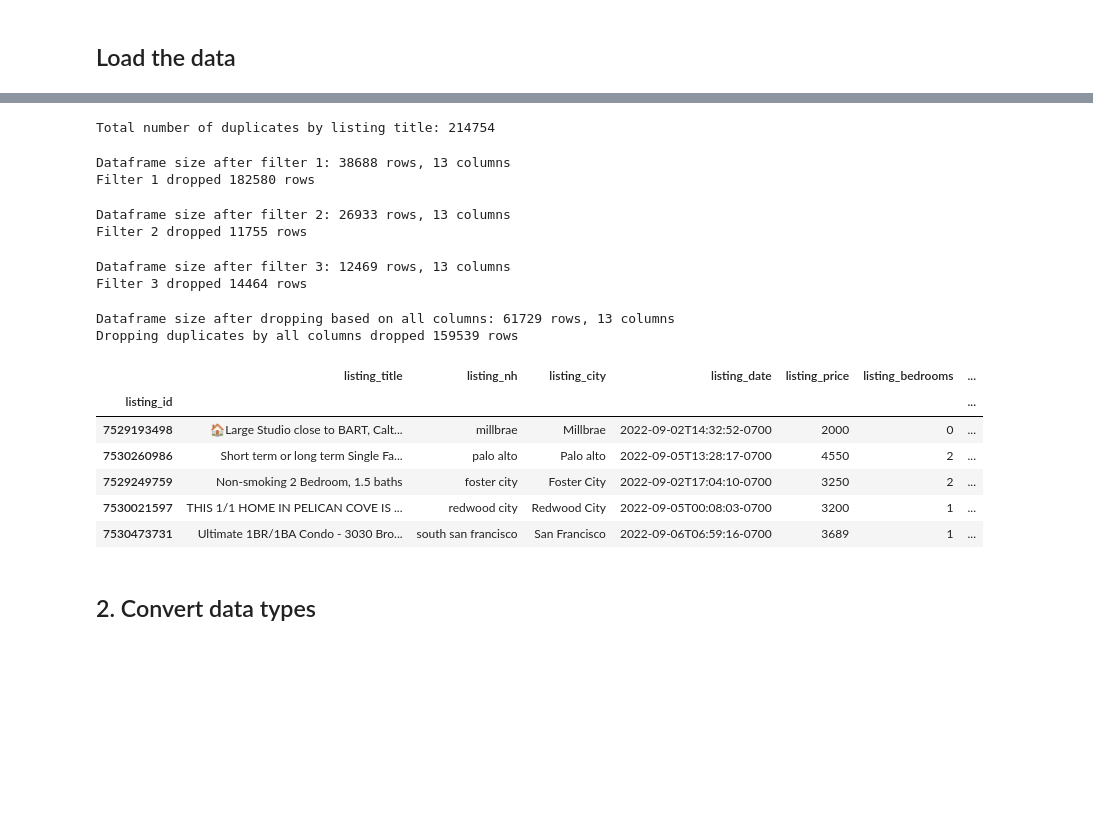
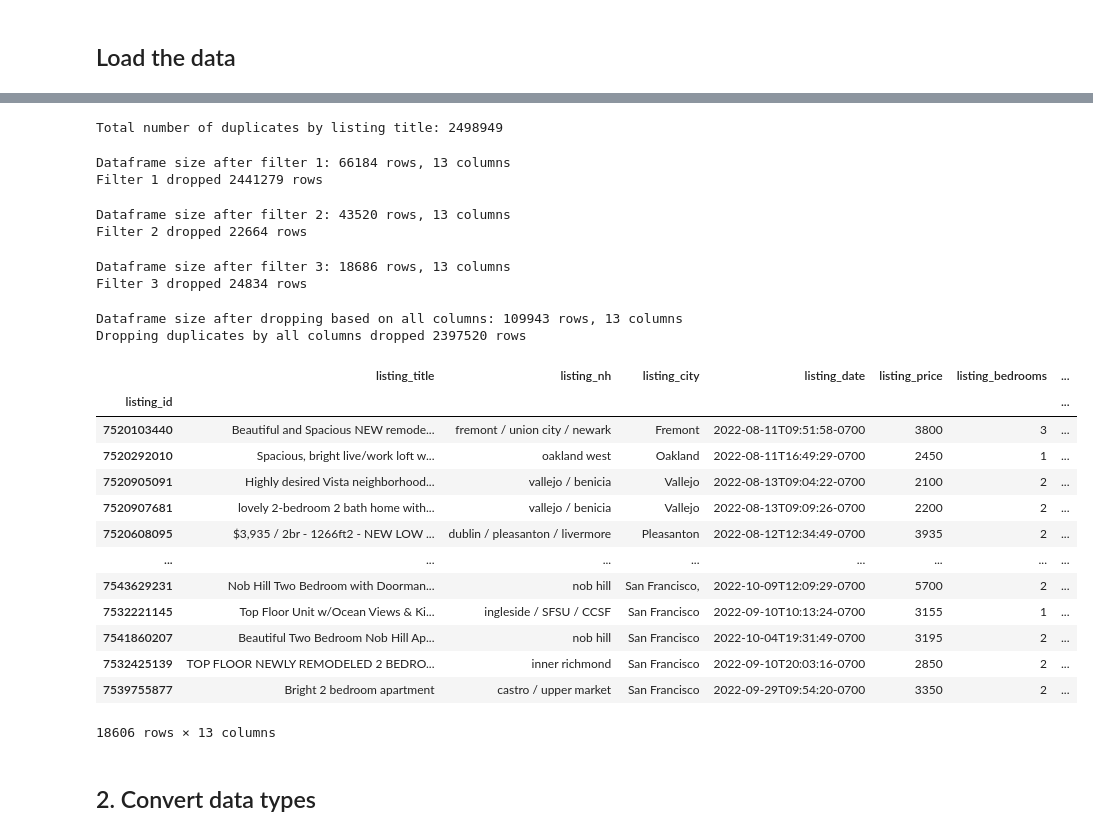
Before and after one commit to melissavhan/Craigslist-Rent-Prediction, a Jupyter notebook: notebooks/Craigslist_Data_Wrangling .ipynb, the cells around one changed output, grey strips where cells are left out. Drawn from its saved outputs; the diff is of its cells as text; code cells hidden in the pictures; blank space fills up the shorter version.

```diff
--- a/notebooks/Craigslist_Data_Wrangling .ipynb
+++ b/notebooks/Craigslist_Data_Wrangling .ipynb
@@ -234,7 +254,7 @@ def get_address_score(conn, address, city):
 # %%
 # The parsed html listing data is the interim directory
 dir_folder = '/Users/pandabear/springboard/CapstoneTwoProject/data/interim/'
-listing_df = pd.read_csv(dir_folder + 'listing_df.csv',index_col='listing_id')
+listing_df = pd.read_csv(dir_folder + 'listing_df_parsed.csv',index_col='listing_id')
 # %%
 listing_df.head()
 # %% [output]
@@ -305,11 +325,11 @@ Drop duplicates using 3 filters: (Note: optional fields in craigslist are addres
 * Filter 3: by listing_address, listing_city, bedroom, bathroom
 # %%
 # Drop rows that are missing price data
-#listing_df = listing_df.dropna(subset=['listing_price'])
+listing_df = listing_df.dropna(subset=['listing_price'])
 
 # Drop rows where price is below a chosen min and max
 price_min = 500
-price_max = 20000
+price_max = 15000
 listing_df = listing_df.loc[(listing_df.listing_price > price_min) & (listing_df.listing_price < price_max)]
 # %%
 # Look at the number of exact duplicates
@@ -325,31 +345,31 @@ Name: listing_title, dtype: int64
 # %%
 print('Total number of duplicates by listing title: {}'.format(duplicates[duplicates != 1].sum()))
 # %% [output]
-Total number of duplicates by listing title: 214754
+Total number of duplicates by listing title: 2498949
 # %%
 # 1. Drop duplicates by subset of title, bedroom, bathroom, neighborhood
 df_drop_by_filter1 = listing_df.drop_duplicates(subset = ['listing_title','listing_bedrooms','listing_bathrooms','listing_nh'], keep = 'last', inplace = False)
 print(f"Dataframe size after filter 1: {df_drop_by_filter1.shape[0]} rows, {df_drop_by_filter1.shape[1]} columns")
 print(f"Filter 1 dropped {listing_dr_rows - df_drop_by_filter1.shape[0]} rows")
 # %% [output]
-Dataframe size after filter 1: 38688 rows, 13 columns
-Filter 1 dropped 182580 rows
+Dataframe size after filter 1: 66184 rows, 13 columns
+Filter 1 dropped 2441279 rows
 # %%
 # 2. Drop duplicates by subset of image link, bedroom, bathroom, neighborhood
 df_drop_by_filter2 = df_drop_by_filter1.drop_duplicates(subset = ['listing_first_image','listing_bedrooms','listing_bathrooms','listing_nh'], keep = 'last', inplace = False)
 print(f"Dataframe size after filter 2: {df_drop_by_filter2.shape[0]} rows, {df_drop_by_filter2.shape[1]} columns")
 print(f"Filter 2 dropped {df_drop_by_filter1.shape[0] - df_drop_by_filter2.shape[0]} rows")
 # %% [output]
-Dataframe size after filter 2: 26933 rows, 13 columns
-Filter 2 dropped 11755 rows
+Dataframe size after filter 2: 43520 rows, 13 columns
+Filter 2 dropped 22664 rows
 # %%
 # 3. Drop duplicates by subset of listing_address, listing_city, bedroom, bathroom
 df_drop_by_filter3 = df_drop_by_filter2.drop_duplicates(subset = ['listing_address','listing_city','listing_bedrooms','listing_bathrooms'], keep = 'last', inplace = False)
 print(f"Dataframe size after filter 3: {df_drop_by_filter3.shape[0]} rows, {df_drop_by_filter3.shape[1]} columns")
 print(f"Filter 3 dropped {df_drop_by_filter2.shape[0] - df_drop_by_filter3.shape[0]} rows")
 # %% [output]
-Dataframe size after filter 3: 12469 rows, 13 columns
-Filter 3 dropped 14464 rows
+Dataframe size after filter 3: 18686 rows, 13 columns
+Filter 3 dropped 24834 rows
 # %%
 # Compare with dropping duplicates based on all columns
 df_drop_by_all_cols = listing_df.drop_duplicates(keep = 'last', inplace = False)
@@ -357,20 +377,31 @@ df_drop_by_all_cols.shape
 print(f"Dataframe size after dropping based on all columns: {df_drop_by_all_cols.shape[0]} rows, {df_drop_by_all_cols.shape[1]} columns")
 print(f"Dropping duplicates by all columns dropped {listing_dr_rows - df_drop_by_all_cols.shape[0]} rows")
 # %% [output]
-Dataframe size after dropping based on all columns: 61729 rows, 13 columns
-Dropping duplicates by all columns dropped 159539 rows
+Dataframe size after dropping based on all columns: 109943 rows, 13 columns
+Dropping duplicates by all columns dropped 2397520 rows
 # %%
 # Use all 3 filters
 df = df_drop_by_filter3
-df.head()
+
+# Drop duplicate listings by listing_id
+df = df[~df.index.duplicated(keep='first')]
+
+df
 # %% [output]
 |  | listing_title | listing_nh | listing_city | listing_date | listing_price | listing_bedrooms | ... |
 | listing_id |  |  |  |  |  |  | ... |
-| 7529193498 | 🏠Large Studio close to BART, Calt... | millbrae | Millbrae | 2022-09-02T14:32:52-0700 | 2000 | 0 | ... |
-| 7530260986 | Short term or long term Single Fa... | palo alto | Palo alto | 2022-09-05T13:28:17-0700 | 4550 | 2 | ... |
-| 7529249759 | Non-smoking 2 Bedroom, 1.5 baths | foster city | Foster City | 2022-09-02T17:04:10-0700 | 3250 | 2 | ... |
-| 7530021597 | THIS 1/1 HOME IN PELICAN COVE IS ... | redwood city | Redwood City | 2022-09-05T00:08:03-0700 | 3200 | 1 | ... |
-| 7530473731 | Ultimate 1BR/1BA Condo - 3030 Bro... | south san francisco | San Francisco | 2022-09-06T06:59:16-0700 | 3689 | 1 | ... |
+| 7520103440 | Beautiful and Spacious NEW remode... | fremont / union city / newark | Fremont | 2022-08-11T09:51:58-0700 | 3800 | 3 | ... |
+| 7520292010 | Spacious, bright live/work loft w... | oakland west | Oakland | 2022-08-11T16:49:29-0700 | 2450 | 1 | ... |
+| 7520905091 | Highly desired Vista neighborhood... | vallejo / benicia | Vallejo | 2022-08-13T09:04:22-0700 | 2100 | 2 | ... |
+| 7520907681 | lovely 2-bedroom 2 bath home with... | vallejo / benicia | Vallejo | 2022-08-13T09:09:26-0700 | 2200 | 2 | ... |
+| 7520608095 | $3,935 / 2br - 1266ft2 - NEW LOW ... | dublin / pleasanton / livermore | Pleasanton | 2022-08-12T12:34:49-0700 | 3935 | 2 | ... |
+| ... | ... | ... | ... | ... | ... | ... | ... |
+| 7543629231 | Nob Hill Two Bedroom with Doorman... | nob hill | San Francisco, | 2022-10-09T12:09:29-0700 | 5700 | 2 | ... |
+| 7532221145 | Top Floor Unit w/Ocean Views & Ki... | ingleside / SFSU / CCSF | San Francisco | 2022-09-10T10:13:24-0700 | 3155 | 1 | ... |
+| 7541860207 | Beautiful Two Bedroom Nob Hill Ap... | nob hill | San Francisco | 2022-10-04T19:31:49-0700 | 3195 | 2 | ... |
+| 7532425139 | TOP FLOOR NEWLY REMODELED 2 BEDRO... | inner richmond | San Francisco | 2022-09-10T20:03:16-0700 | 2850 | 2 | ... |
+| 7539755877 | Bright 2 bedroom apartment | castro / upper market | San Francisco | 2022-09-29T09:54:20-0700 | 3350 | 2 | ... |
+18606 rows × 13 columns
 # %% [markdown]
 ## 2. Convert data types
 # %%
```
Also changed, not shown: parts of 49 cells of this notebook, 1 other file.
